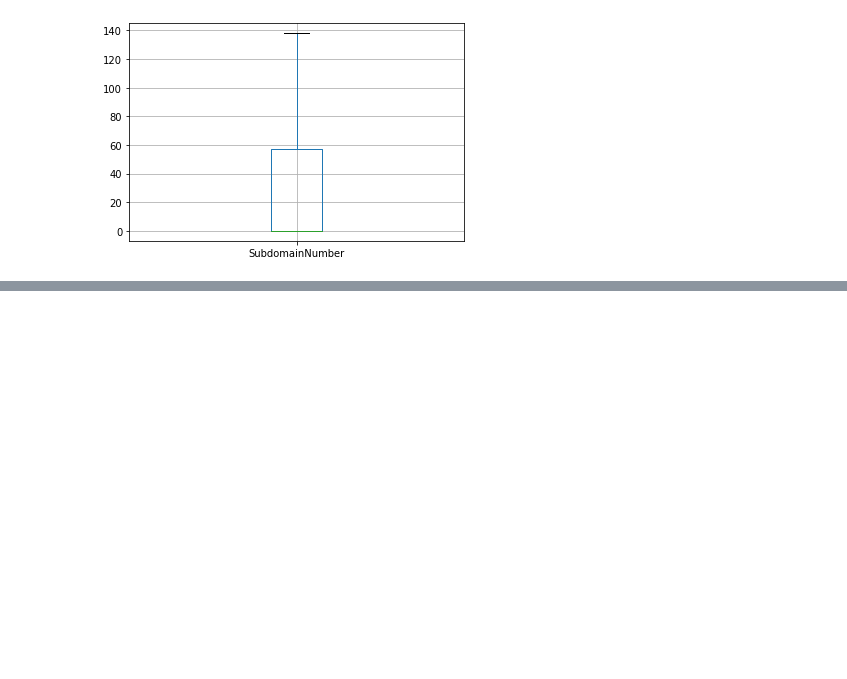
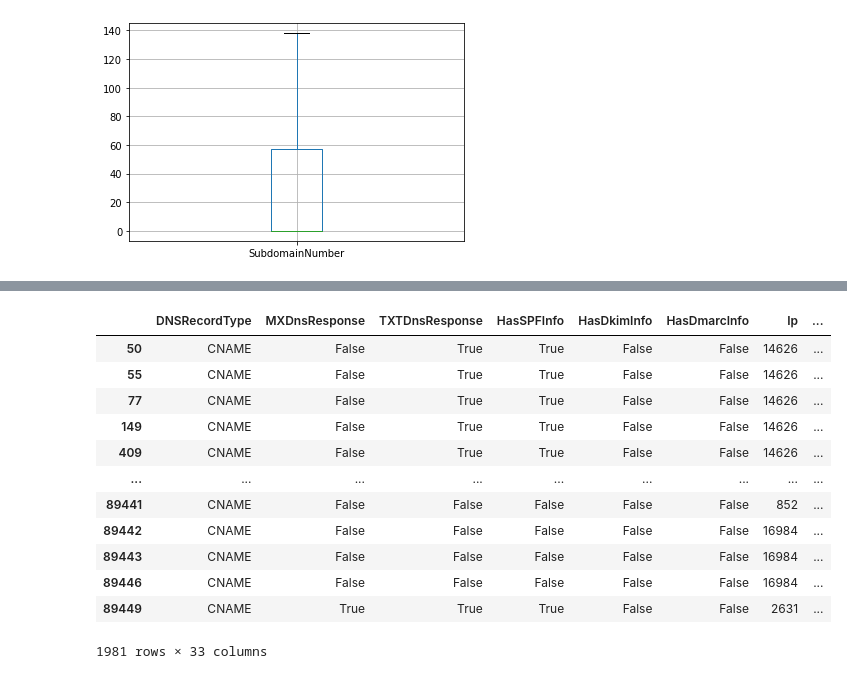
Before and after one commit to lukem1/malicious-domain-classification, a Jupyter notebook: preprocessing.ipynb, the cells around one changed output, grey strips where cells are left out. Saved outputs shown, nothing was run; the diff lists cells and outputs as text; code cells hidden in the pictures; blank space fills up the shorter version.

```diff
--- a/preprocessing.ipynb
+++ b/preprocessing.ipynb
@@ -519,0 +562,16 @@ data.boxplot(column="SubdomainNumber")
+# %%
+raw_data.loc[raw_data["DNSRecordType"] == "CNAME"].drop(columns=["Domain"]).drop_duplicates()
+# %% [output]
+|  | DNSRecordType | MXDnsResponse | TXTDnsResponse | HasSPFInfo | HasDkimInfo | HasDmarcInfo | Ip | ... |
+| 50 | CNAME | False | True | True | False | False | 14626 | ... |
+| 55 | CNAME | False | True | True | False | False | 14626 | ... |
+| 77 | CNAME | False | True | True | False | False | 14626 | ... |
+| 149 | CNAME | False | True | True | False | False | 14626 | ... |
+| 409 | CNAME | False | True | True | False | False | 14626 | ... |
+| ... | ... | ... | ... | ... | ... | ... | ... | ... |
+| 89441 | CNAME | False | False | False | False | False | 852 | ... |
+| 89442 | CNAME | False | False | False | False | False | 16984 | ... |
+| 89443 | CNAME | False | False | False | False | False | 16984 | ... |
+| 89446 | CNAME | False | False | False | False | False | 16984 | ... |
+| 89449 | CNAME | True | True | True | False | False | 2631 | ... |
+1981 rows × 33 columns
```
Also changed, not shown: parts of 16 cells of this notebook.
